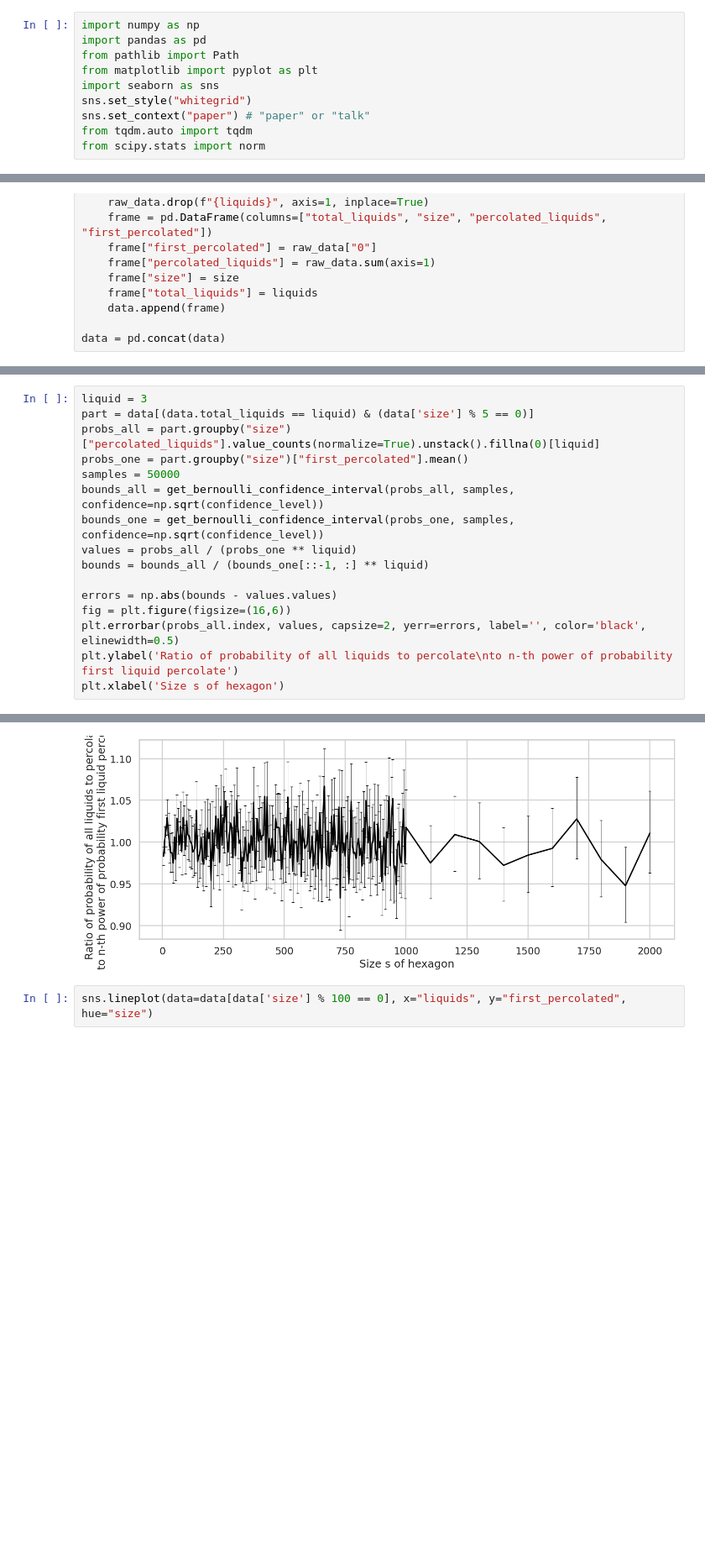
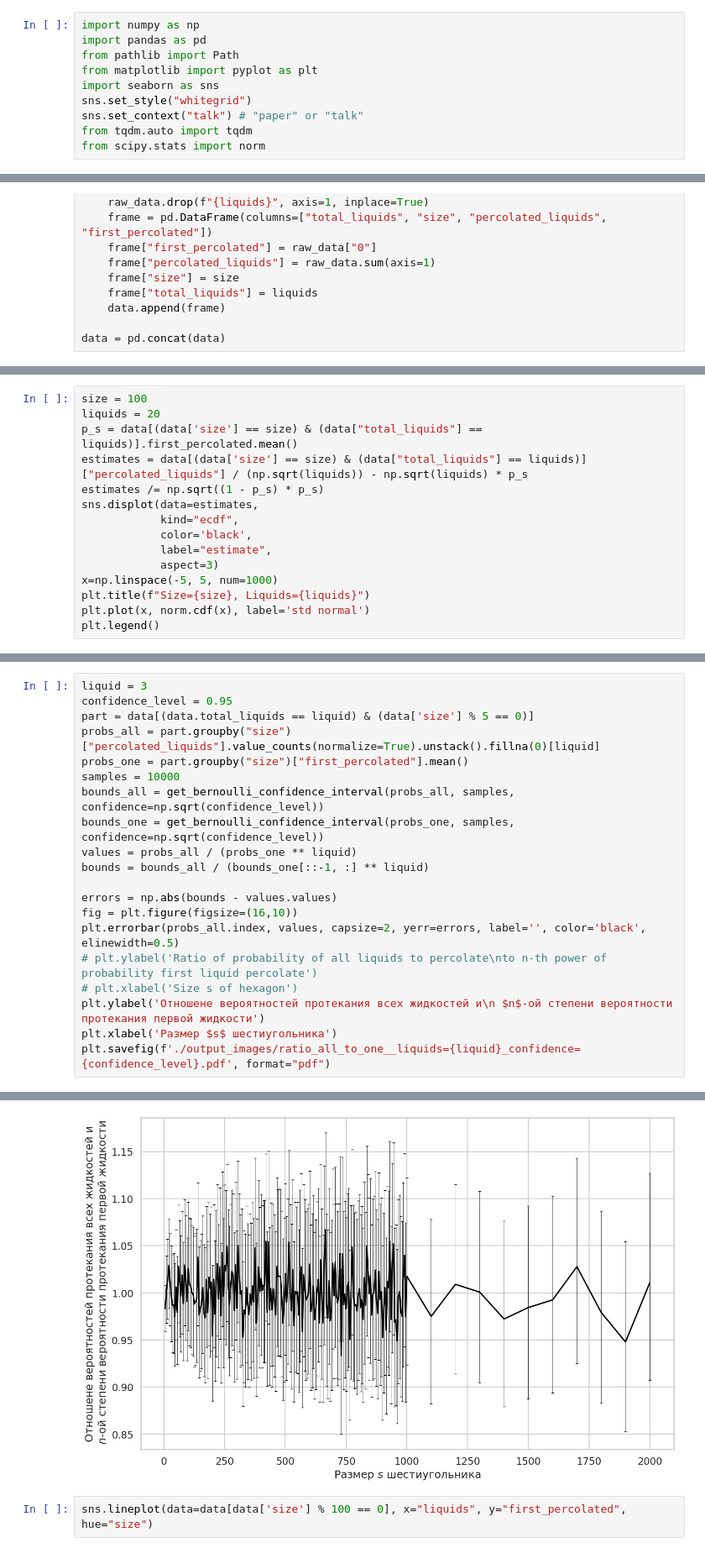
Before and after one commit to m-fedorov-s/percolation-of-n-fluids, a Jupyter notebook: analyze_data.ipynb, the cells around one changed output, grey strips where cells are left out. Shown at 84% size. Cells and saved outputs as stored; diff of their text form; blank space fills up the shorter version.

```diff
--- a/analyze_data.ipynb
+++ b/analyze_data.ipynb
@@ -5,7 +5,7 @@ from pathlib import Path
 from matplotlib import pyplot as plt
 import seaborn as sns
 sns.set_style("whitegrid")
-sns.set_context("paper") # "paper" or "talk"
+sns.set_context("talk") # "paper" or "talk"
 from tqdm.auto import tqdm
 from scipy.stats import norm
 # %%
@@ -48,0 +85,15 @@ sns.lineplot(data=data[(data['size'] == 100)].groupby("total_liquids")["percolat
+# %%
+size = 100
+liquids = 20
+p_s = data[(data['size'] == size) & (data["total_liquids"] == liquids)].first_percolated.mean()
+estimates = data[(data['size'] == size) & (data["total_liquids"] == liquids)]["percolated_liquids"] / (np.sqrt(liquids)) - np.sqrt(liquids) * p_s
+estimates /= np.sqrt((1 - p_s) * p_s)
+sns.displot(data=estimates,
+            kind="ecdf",
+            color='black',
+            label="estimate",
+            aspect=3)
+x=np.linspace(-5, 5, num=1000)
+plt.title(f"Size={size}, Liquids={liquids}")
+plt.plot(x, norm.cdf(x), label='std normal')
+plt.legend()
@@ -84,18 +137,22 @@ for liquid in sorted(data.total_liquids.unique()):
     plt.close(fig)
 # %%
 liquid = 3
+confidence_level = 0.95
 part = data[(data.total_liquids == liquid) & (data['size'] % 5 == 0)]
 probs_all = part.groupby("size")["percolated_liquids"].value_counts(normalize=True).unstack().fillna(0)[liquid]
 probs_one = part.groupby("size")["first_percolated"].mean()
-samples = 50000
+samples = 10000
 bounds_all = get_bernoulli_confidence_interval(probs_all, samples, confidence=np.sqrt(confidence_level))
 bounds_one = get_bernoulli_confidence_interval(probs_one, samples, confidence=np.sqrt(confidence_level))
 values = probs_all / (probs_one ** liquid)
 bounds = bounds_all / (bounds_one[::-1, :] ** liquid)
 
 errors = np.abs(bounds - values.values)
-fig = plt.figure(figsize=(16,6))
+fig = plt.figure(figsize=(16,10))
 plt.errorbar(probs_all.index, values, capsize=2, yerr=errors, label='', color='black', elinewidth=0.5)
-plt.ylabel('Ratio of probability of all liquids to percolate\nto n-th power of probability first liquid percolate')
-plt.xlabel('Size s of hexagon')
+# plt.ylabel('Ratio of probability of all liquids to percolate\nto n-th power of probability first liquid percolate')
+# plt.xlabel('Size s of hexagon')
+plt.ylabel('Отношене вероятностей протекания всех жидкостей и\n $n$-ой степени вероятности протекания первой жидкости')
+plt.xlabel('Размер $s$ шестиугольника')
+plt.savefig(f'./output_images/ratio_all_to_one__liquids={liquid}_confidence={confidence_level}.pdf', format="pdf")
 # %% [output]
@@ -103,4 +159,4 @@ Text(0.5, 0, 'Size s of hexagon')
-[figure, old version]
+[figure, new version]
 # %%
 sns.lineplot(data=data[data['size'] % 100 == 0], x="liquids", y="first_percolated", hue="size")
 # %%
```
Also changed, not shown: parts of 9 cells of this notebook.
